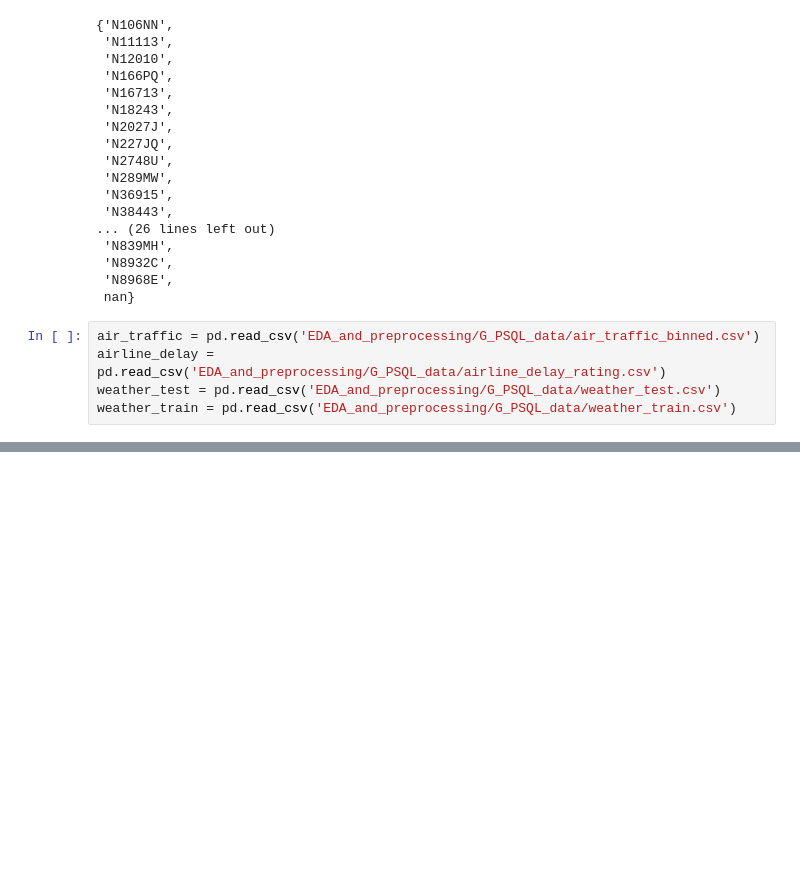
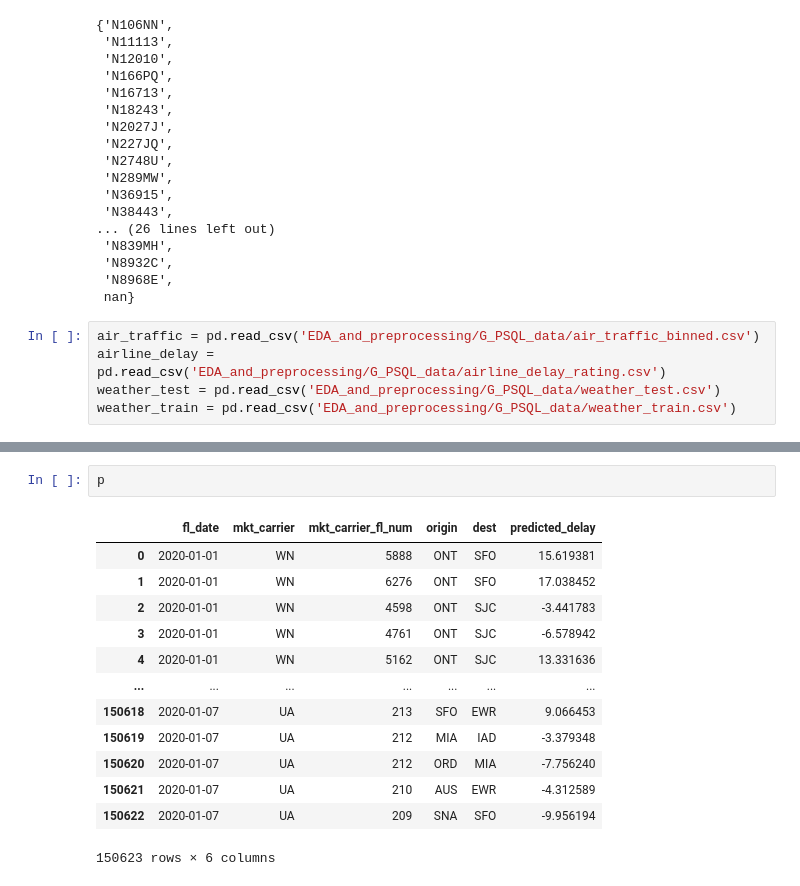
Before and after one commit to Graham-Broughton/flight_delay, a Jupyter notebook: test.ipynb, the cells around one changed output, grey strips where cells are left out. Cells and saved outputs as stored; diff of their text form; blank space fills up the shorter version.

```diff
--- a/test.ipynb
+++ b/test.ipynb
@@ -268,0 +313,16 @@ weather_train = pd.read_csv('EDA_and_preprocessing/G_PSQL_data/weather_train.csv
+# %%
+p
+# %% [output]
+|  | fl_date | mkt_carrier | mkt_carrier_fl_num | origin | dest | predicted_delay |
+| 0 | 2020-01-01 | WN | 5888 | ONT | SFO | 15.619381 |
+| 1 | 2020-01-01 | WN | 6276 | ONT | SFO | 17.038452 |
+| 2 | 2020-01-01 | WN | 4598 | ONT | SJC | -3.441783 |
+| 3 | 2020-01-01 | WN | 4761 | ONT | SJC | -6.578942 |
+| 4 | 2020-01-01 | WN | 5162 | ONT | SJC | 13.331636 |
+| ... | ... | ... | ... | ... | ... | ... |
+| 150618 | 2020-01-07 | UA | 213 | SFO | EWR | 9.066453 |
+| 150619 | 2020-01-07 | UA | 212 | MIA | IAD | -3.379348 |
+| 150620 | 2020-01-07 | UA | 212 | ORD | MIA | -7.756240 |
+| 150621 | 2020-01-07 | UA | 210 | AUS | EWR | -4.312589 |
+| 150622 | 2020-01-07 | UA | 209 | SNA | SFO | -9.956194 |
+150623 rows × 6 columns
```
Also changed, not shown: parts of 7 cells of this notebook, 10 other files.
